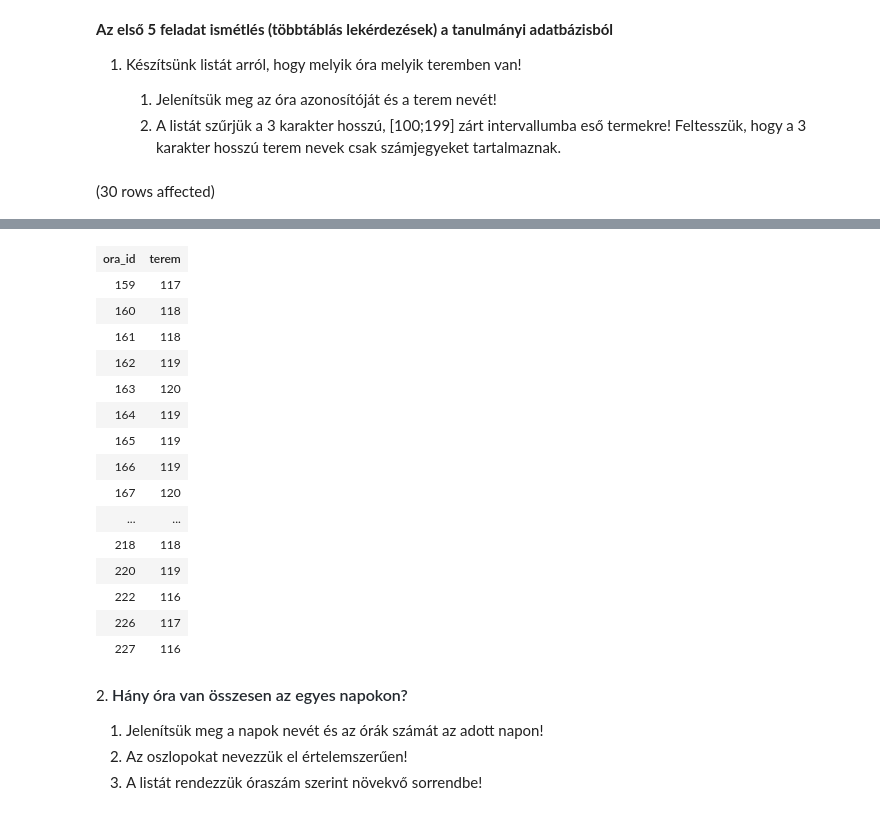
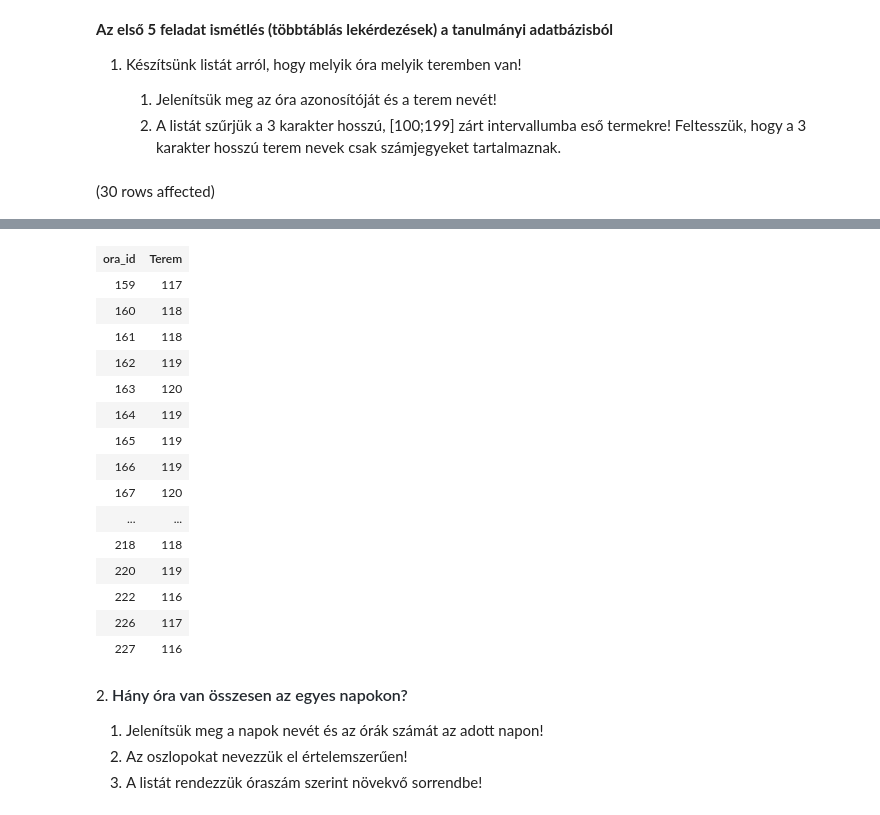
Before and after one commit to Botond1/Adatbazis, a Jupyter notebook: gyakorlat03_feladatok.ipynb, the cells around one changed output, grey strips where cells are left out. Drawn from its saved outputs; the diff is of its cells as text; code cells hidden in the pictures.

```diff
--- a/gyakorlat03_feladatok.ipynb
+++ b/gyakorlat03_feladatok.ipynb
@@ -6,9 +6,8 @@
     1. Jelenítsük meg az óra azonosítóját és a terem nevét!
     2. A listát szűrjük a 3 karakter hosszú, \[100;199\] zárt intervallumba eső termekre! Feltesszük, hogy a 3 karakter hosszú terem nevek csak számjegyeket tartalmaznak.
 # %%
-SELECT o.ora_id,
-        t.terem
-FROM Orak o JOIN Termek t ON o.terem = t.tkód
-WHERE LEN(t.terem) = 3 AND t.terem BETWEEN 100 AND 199
+SELECT o.ora_id, t.Terem
+FROM Orak o JOIN Termek t ON o.terem = t.Tkód
+WHERE LEN(t.Terem) = 3 AND t.Terem BETWEEN 100 AND 199
 # %% [output]
 (30 rows affected)
@@ -16,4 +15,4 @@ Total execution time: 00:00:00.013
-| ora_id | terem |
+| ora_id | Terem |
 | 159 | 117 |
 | 160 | 118 |
 | 161 | 118 |
```
Also changed, not shown: parts of 16 cells of this notebook.
